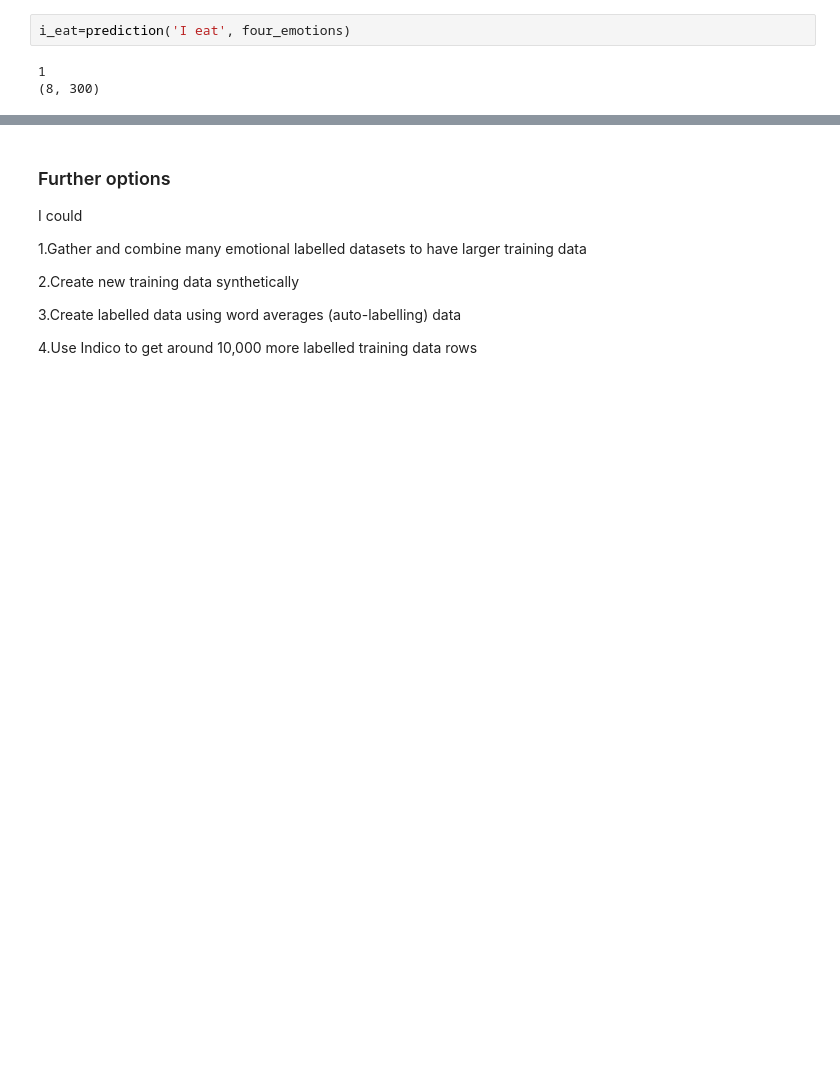
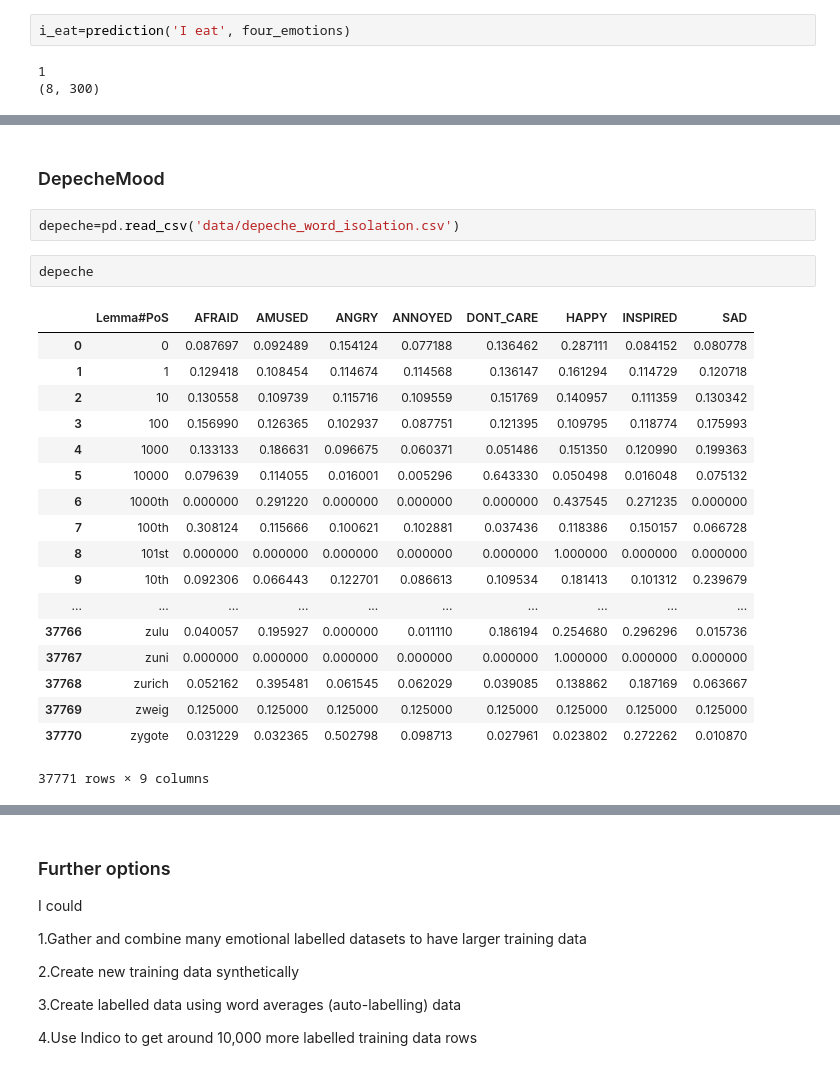
Before and after one commit to cidetraq/nlp_emotions, a Jupyter notebook: Keras LSTM.ipynb, the cells around one changed output, grey strips where cells are left out. Drawn from its saved outputs; the diff is of its cells as text; blank space fills up the shorter version.

```diff
--- a/Keras LSTM.ipynb
+++ b/Keras LSTM.ipynb
@@ -1438,0 +1372,25 @@ json_file
+# %% [markdown]
+<h3>DepecheMood
+# %%
+depeche=pd.read_csv('data/depeche_word_isolation.csv')
+# %%
+depeche
+# %% [output]
+|  | Lemma#PoS | AFRAID | AMUSED | ANGRY | ANNOYED | DONT_CARE | HAPPY | INSPIRED | SAD |
+| 0 | 0 | 0.087697 | 0.092489 | 0.154124 | 0.077188 | 0.136462 | 0.287111 | 0.084152 | 0.080778 |
+| 1 | 1 | 0.129418 | 0.108454 | 0.114674 | 0.114568 | 0.136147 | 0.161294 | 0.114729 | 0.120718 |
+| 2 | 10 | 0.130558 | 0.109739 | 0.115716 | 0.109559 | 0.151769 | 0.140957 | 0.111359 | 0.130342 |
+| 3 | 100 | 0.156990 | 0.126365 | 0.102937 | 0.087751 | 0.121395 | 0.109795 | 0.118774 | 0.175993 |
+| 4 | 1000 | 0.133133 | 0.186631 | 0.096675 | 0.060371 | 0.051486 | 0.151350 | 0.120990 | 0.199363 |
+| 5 | 10000 | 0.079639 | 0.114055 | 0.016001 | 0.005296 | 0.643330 | 0.050498 | 0.016048 | 0.075132 |
+| 6 | 1000th | 0.000000 | 0.291220 | 0.000000 | 0.000000 | 0.000000 | 0.437545 | 0.271235 | 0.000000 |
+| 7 | 100th | 0.308124 | 0.115666 | 0.100621 | 0.102881 | 0.037436 | 0.118386 | 0.150157 | 0.066728 |
+| 8 | 101st | 0.000000 | 0.000000 | 0.000000 | 0.000000 | 0.000000 | 1.000000 | 0.000000 | 0.000000 |
+| 9 | 10th | 0.092306 | 0.066443 | 0.122701 | 0.086613 | 0.109534 | 0.181413 | 0.101312 | 0.239679 |
+| ... | ... | ... | ... | ... | ... | ... | ... | ... | ... |
+| 37766 | zulu | 0.040057 | 0.195927 | 0.000000 | 0.011110 | 0.186194 | 0.254680 | 0.296296 | 0.015736 |
+| 37767 | zuni | 0.000000 | 0.000000 | 0.000000 | 0.000000 | 0.000000 | 1.000000 | 0.000000 | 0.000000 |
+| 37768 | zurich | 0.052162 | 0.395481 | 0.061545 | 0.062029 | 0.039085 | 0.138862 | 0.187169 | 0.063667 |
+| 37769 | zweig | 0.125000 | 0.125000 | 0.125000 | 0.125000 | 0.125000 | 0.125000 | 0.125000 | 0.125000 |
+| 37770 | zygote | 0.031229 | 0.032365 | 0.502798 | 0.098713 | 0.027961 | 0.023802 | 0.272262 | 0.010870 |
+37771 rows × 9 columns
```
Also changed, not shown: parts of 63 cells of this notebook, 24 other files.
